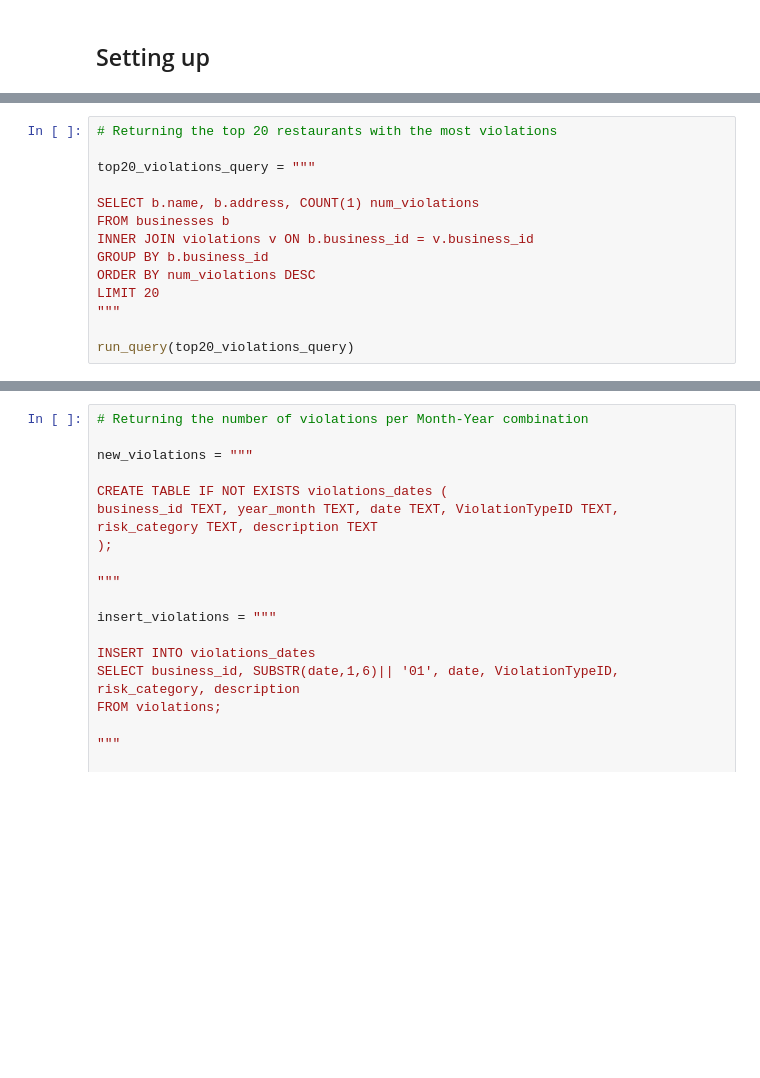
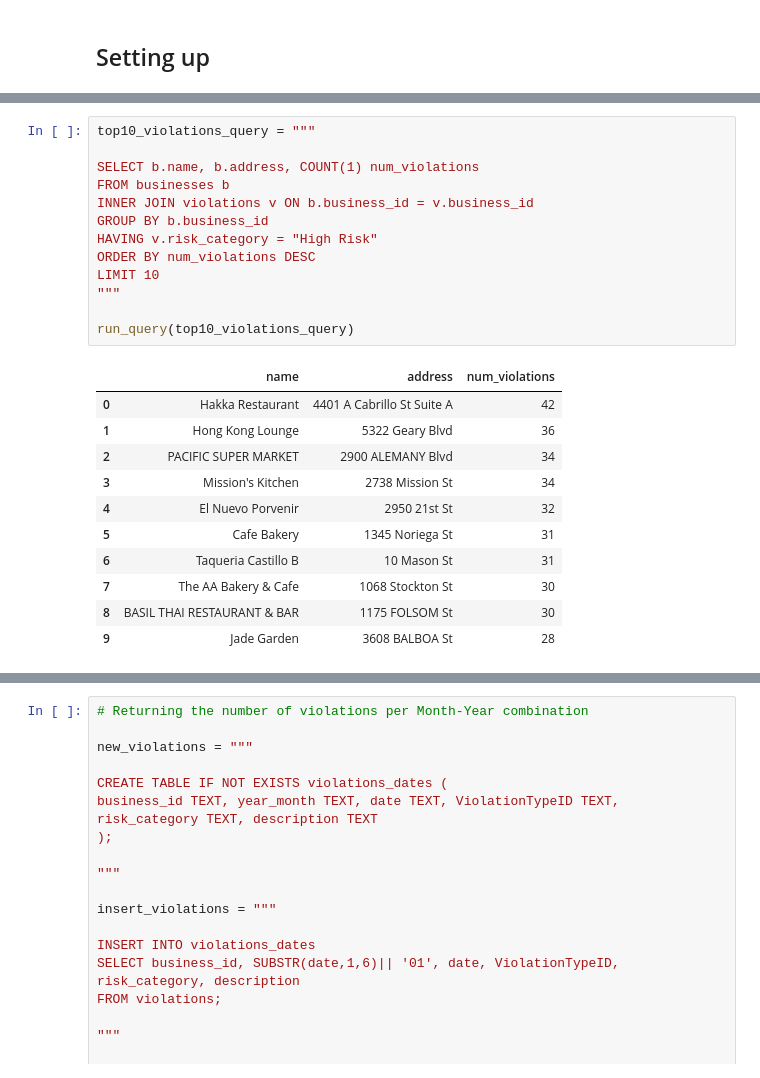
Before and after one commit to the-aaj/portfolio, a Jupyter notebook: San Francisco Health Inspections/San Francisco Restaurant Scores.ipynb, the cells around one changed output, grey strips where cells are left out. Drawn from its saved outputs; the diff is of its cells as text; blank space fills up the shorter version.

```diff
--- a/San Francisco Health Inspections/San Francisco Restaurant Scores.ipynb
+++ b/San Francisco Health Inspections/San Francisco Restaurant Scores.ipynb
@@ -65,14 +83,25 @@ Acquiring insights from the inspection reports
 # %%
-# Returning the top 20 restaurants with the most violations
-
-top20_violations_query = """
+top10_violations_query = """
 
 SELECT b.name, b.address, COUNT(1) num_violations
 FROM businesses b
 INNER JOIN violations v ON b.business_id = v.business_id
 GROUP BY b.business_id
+HAVING v.risk_category = "High Risk"
 ORDER BY num_violations DESC
-LIMIT 20
+LIMIT 10
 """
 
-run_query(top20_violations_query)
+run_query(top10_violations_query)
+# %% [output]
+|  | name | address | num_violations |
+| 0 | Hakka Restaurant | 4401 A Cabrillo St Suite A | 42 |
+| 1 | Hong Kong Lounge | 5322 Geary Blvd | 36 |
+| 2 | PACIFIC SUPER MARKET | 2900 ALEMANY Blvd | 34 |
+| 3 | Mission's Kitchen | 2738 Mission St | 34 |
+| 4 | El Nuevo Porvenir | 2950 21st St | 32 |
+| 5 | Cafe Bakery | 1345 Noriega St | 31 |
+| 6 | Taqueria Castillo B | 10 Mason St | 31 |
+| 7 | The AA Bakery & Cafe | 1068 Stockton St | 30 |
+| 8 | BASIL THAI RESTAURANT & BAR | 1175 FOLSOM St | 30 |
+| 9 | Jade Garden | 3608 BALBOA St | 28 |
```
Also changed, not shown: parts of 14 cells of this notebook, 1 other file.
